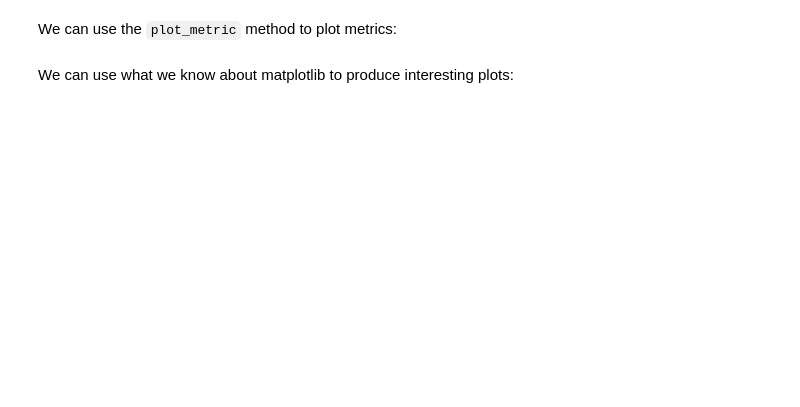
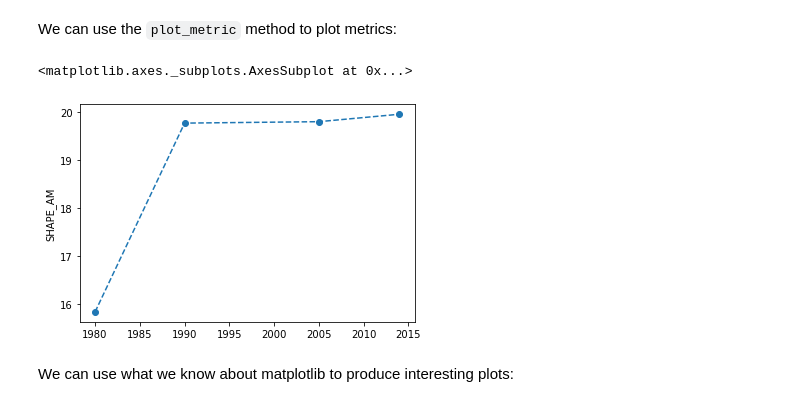
Before and after one commit to martibosch/pylandstats-swiss-forests, a Jupyter notebook: notebooks/spatiotemporal-analysis.ipynb, the cells around one changed output. Cells and saved outputs as stored; diff of their text form; code cells hidden in the pictures; blank space fills up the shorter version.

```diff
--- a/notebooks/spatiotemporal-analysis.ipynb
+++ b/notebooks/spatiotemporal-analysis.ipynb
@@ -26,4 +58,9 @@ Note that the cache mechanisms of the `Landscape` class also operate here:
 # %% [markdown]
 We can use the `plot_metric` method to plot metrics:
+# %%
+sta.plot_metric('shape_index_am', class_val=10)
+# %% [output]
+<matplotlib.axes._subplots.AxesSubplot at 0x...>
+[figure, added]
 # %% [markdown]
 We can use what we know about matplotlib to produce interesting plots:
```
Also changed, not shown: parts of 3 cells of this notebook, 7 other files.
